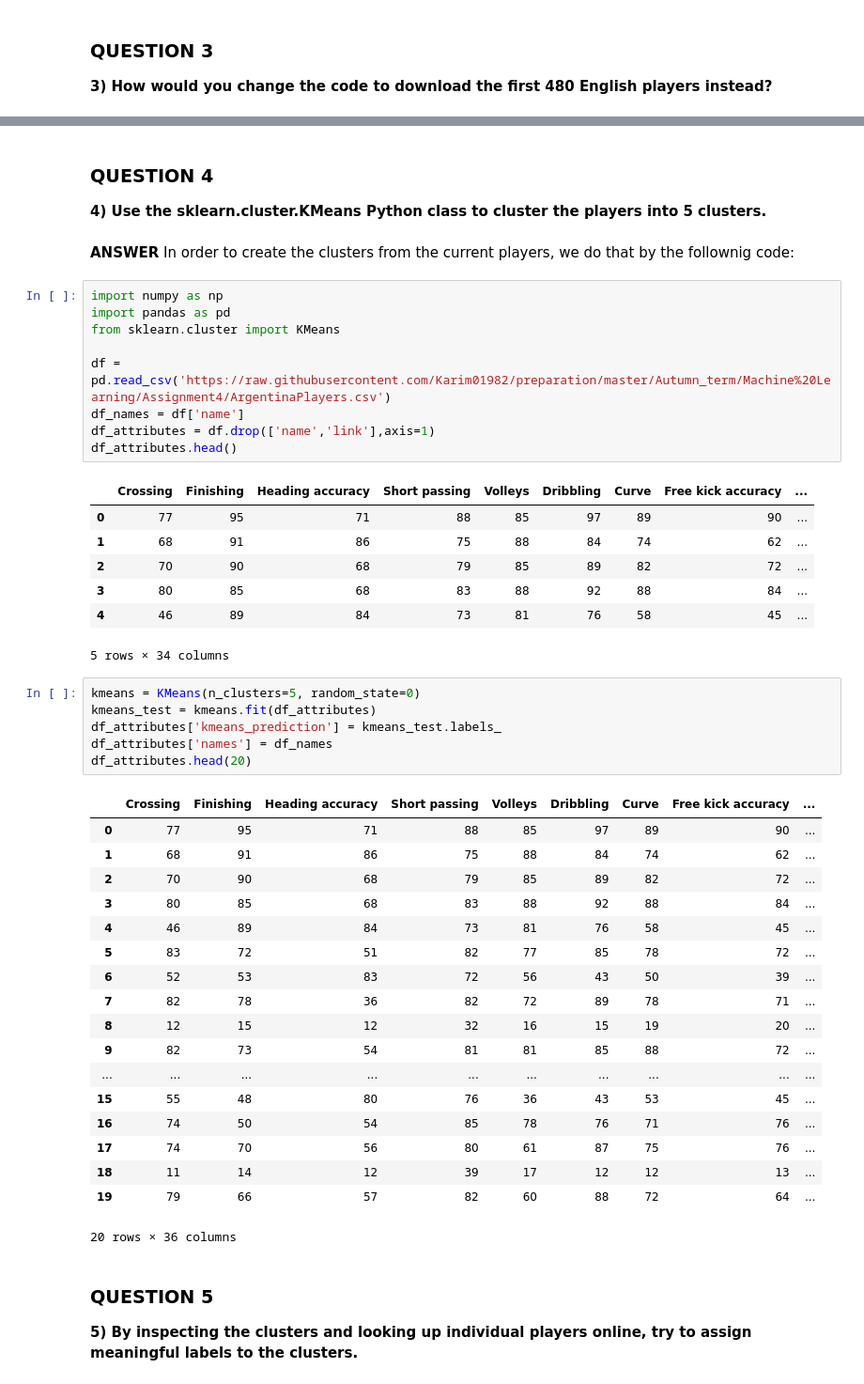
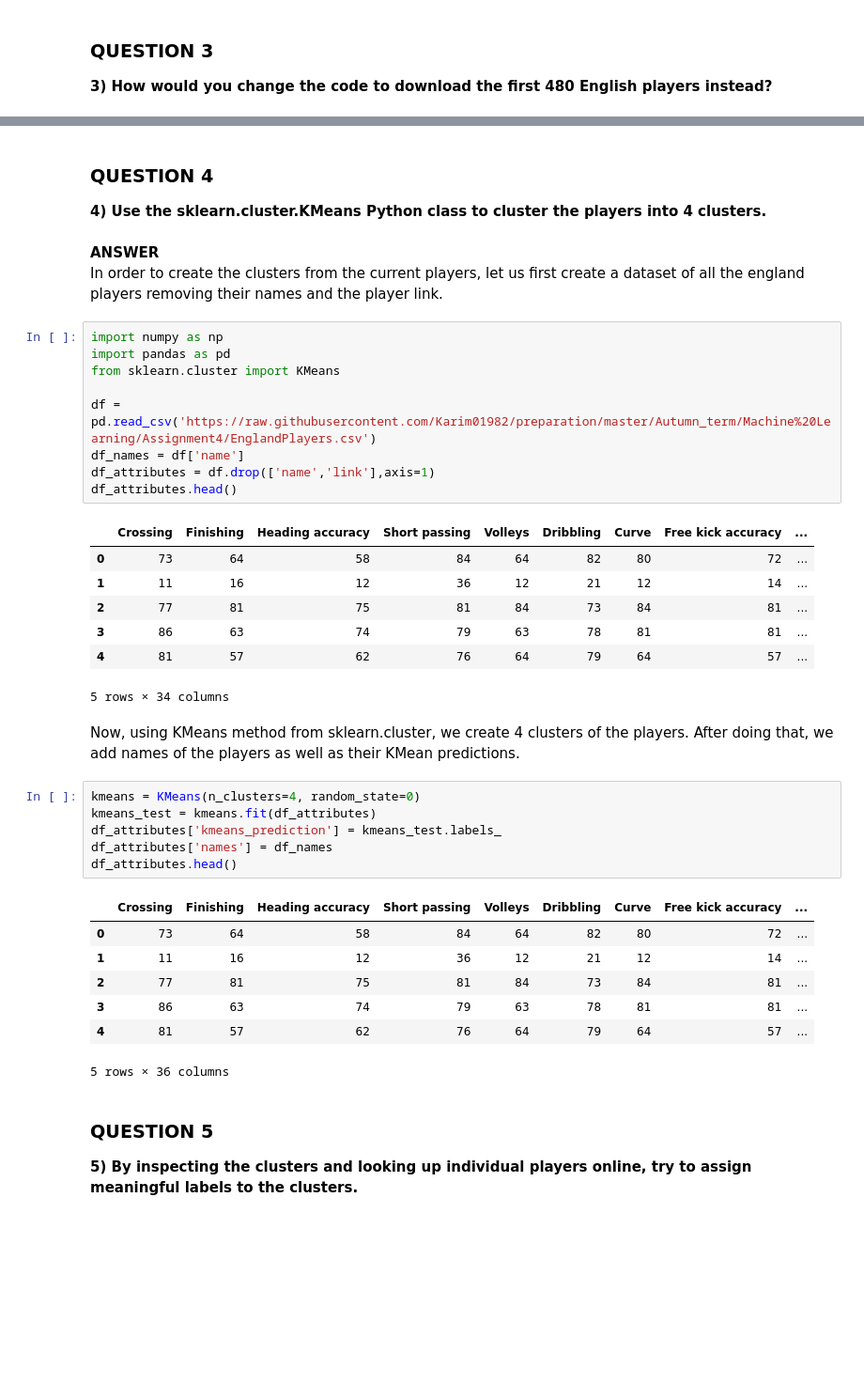
Before and after one commit to Karim01982/preparation, a Jupyter notebook: Autumn_term/Machine Learning/Assignment4/GroupG_HW4.ipynb, the cells around one changed output, grey strips where cells are left out. Shown at 94% size. Drawn from its saved outputs; the diff is of its cells as text; blank space fills up the shorter version.

```diff
--- a/Autumn_term/Machine Learning/Assignment4/GroupG_HW4.ipynb
+++ b/Autumn_term/Machine Learning/Assignment4/GroupG_HW4.ipynb
@@ -64,52 +66,43 @@ The link that we used to scrape data for Argentina players is "http://sofifa.com
 # %% [markdown]
 ### QUESTION 4
 
-**4) Use the sklearn.cluster.KMeans Python class to cluster the players into 5 clusters.**
+**4) Use the sklearn.cluster.KMeans Python class to cluster the players into 4 clusters.**
 # %% [markdown]
 **ANSWER**
-In order to create the clusters from the current players, we do that by the follownig code:
+In order to create the clusters from the current players, let us first create a dataset of all the england players removing their names and the player link.
 # %%
 import numpy as np
 import pandas as pd
 from sklearn.cluster import KMeans
 
-df = pd.read_csv('https://raw.githubusercontent.com/Karim01982/preparation/master/Autumn_term/Machine%20Learning/Assignment4/ArgentinaPlayers.csv')
+df = pd.read_csv('https://raw.githubusercontent.com/Karim01982/preparation/master/Autumn_term/Machine%20Learning/Assignment4/EnglandPlayers.csv')
 df_names = df['name']
 df_attributes = df.drop(['name','link'],axis=1)
 df_attributes.head()
 # %% [output]
 |  | Crossing | Finishing | Heading accuracy | Short passing | Volleys | Dribbling | Curve | Free kick accuracy | ... |
-| 0 | 77 | 95 | 71 | 88 | 85 | 97 | 89 | 90 | ... |
-| 1 | 68 | 91 | 86 | 75 | 88 | 84 | 74 | 62 | ... |
-| 2 | 70 | 90 | 68 | 79 | 85 | 89 | 82 | 72 | ... |
-| 3 | 80 | 85 | 68 | 83 | 88 | 92 | 88 | 84 | ... |
-| 4 | 46 | 89 | 84 | 73 | 81 | 76 | 58 | 45 | ... |
+| 0 | 73 | 64 | 58 | 84 | 64 | 82 | 80 | 72 | ... |
+| 1 | 11 | 16 | 12 | 36 | 12 | 21 | 12 | 14 | ... |
+| 2 | 77 | 81 | 75 | 81 | 84 | 73 | 84 | 81 | ... |
+| 3 | 86 | 63 | 74 | 79 | 63 | 78 | 81 | 81 | ... |
+| 4 | 81 | 57 | 62 | 76 | 64 | 79 | 64 | 57 | ... |
 5 rows × 34 columns
+# %% [markdown]
+Now, using KMeans method from sklearn.cluster, we create 4 clusters of the players. After doing that, we add names of the players as well as their KMean predictions.
 # %%
-kmeans = KMeans(n_clusters=5, random_state=0)
+kmeans = KMeans(n_clusters=4, random_state=0)
 kmeans_test = kmeans.fit(df_attributes)
 df_attributes['kmeans_prediction'] = kmeans_test.labels_
 df_attributes['names'] = df_names
-df_attributes.head(20)
+df_attributes.head()
 # %% [output]
 |  | Crossing | Finishing | Heading accuracy | Short passing | Volleys | Dribbling | Curve | Free kick accuracy | ... |
-| 0 | 77 | 95 | 71 | 88 | 85 | 97 | 89 | 90 | ... |
-| 1 | 68 | 91 | 86 | 75 | 88 | 84 | 74 | 62 | ... |
-| 2 | 70 | 90 | 68 | 79 | 85 | 89 | 82 | 72 | ... |
-| 3 | 80 | 85 | 68 | 83 | 88 | 92 | 88 | 84 | ... |
-| 4 | 46 | 89 | 84 | 73 | 81 | 76 | 58 | 45 | ... |
-| 5 | 83 | 72 | 51 | 82 | 77 | 85 | 78 | 72 | ... |
-| 6 | 52 | 53 | 83 | 72 | 56 | 43 | 50 | 39 | ... |
-| 7 | 82 | 78 | 36 | 82 | 72 | 89 | 78 | 71 | ... |
-| 8 | 12 | 15 | 12 | 32 | 16 | 15 | 19 | 20 | ... |
-| 9 | 82 | 73 | 54 | 81 | 81 | 85 | 88 | 72 | ... |
-| ... | ... | ... | ... | ... | ... | ... | ... | ... | ... |
-| 15 | 55 | 48 | 80 | 76 | 36 | 43 | 53 | 45 | ... |
-| 16 | 74 | 50 | 54 | 85 | 78 | 76 | 71 | 76 | ... |
-| 17 | 74 | 70 | 56 | 80 | 61 | 87 | 75 | 76 | ... |
-| 18 | 11 | 14 | 12 | 39 | 17 | 12 | 12 | 13 | ... |
-| 19 | 79 | 66 | 57 | 82 | 60 | 88 | 72 | 64 | ... |
+| 0 | 73 | 64 | 58 | 84 | 64 | 82 | 80 | 72 | ... |
+| 1 | 11 | 16 | 12 | 36 | 12 | 21 | 12 | 14 | ... |
+| 2 | 77 | 81 | 75 | 81 | 84 | 73 | 84 | 81 | ... |
+| 3 | 86 | 63 | 74 | 79 | 63 | 78 | 81 | 81 | ... |
+| 4 | 81 | 57 | 62 | 76 | 64 | 79 | 64 | 57 | ... |
-20 rows × 36 columns
+5 rows × 36 columns
 # %% [markdown]
 ### QUESTION 5
 
```
Also changed, not shown: parts of 9 cells of this notebook, 1 other file.
